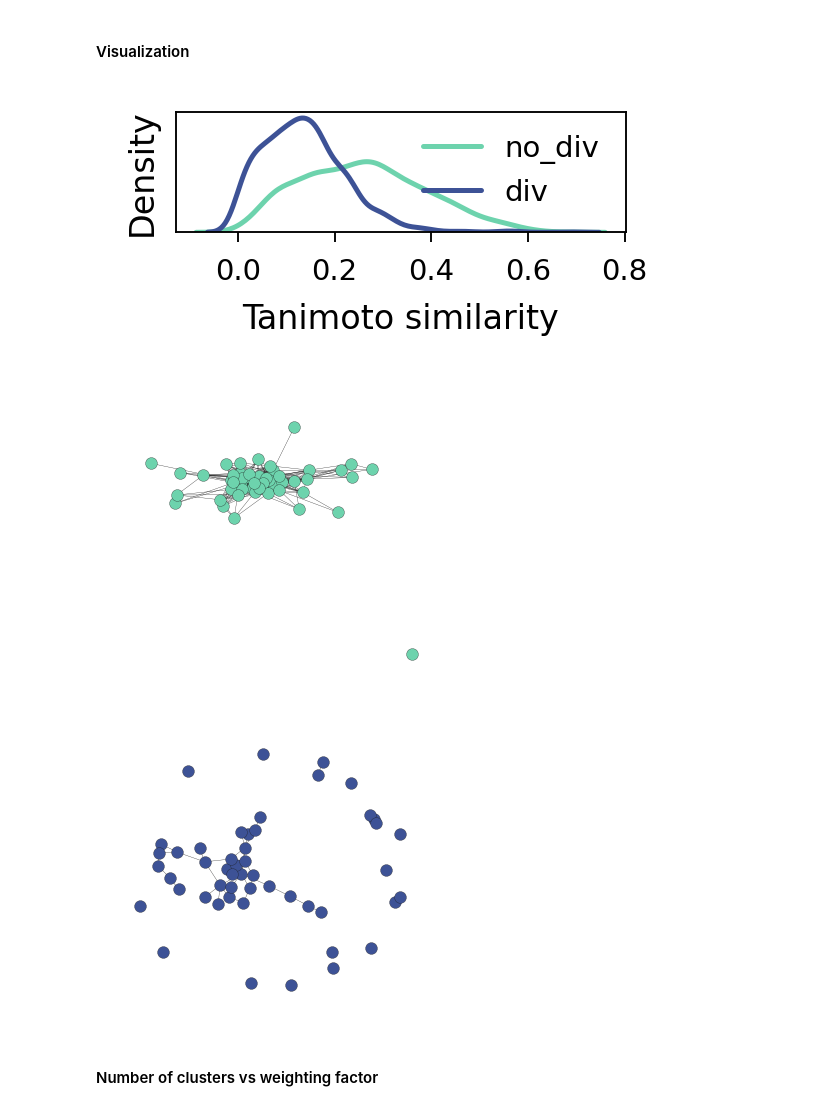
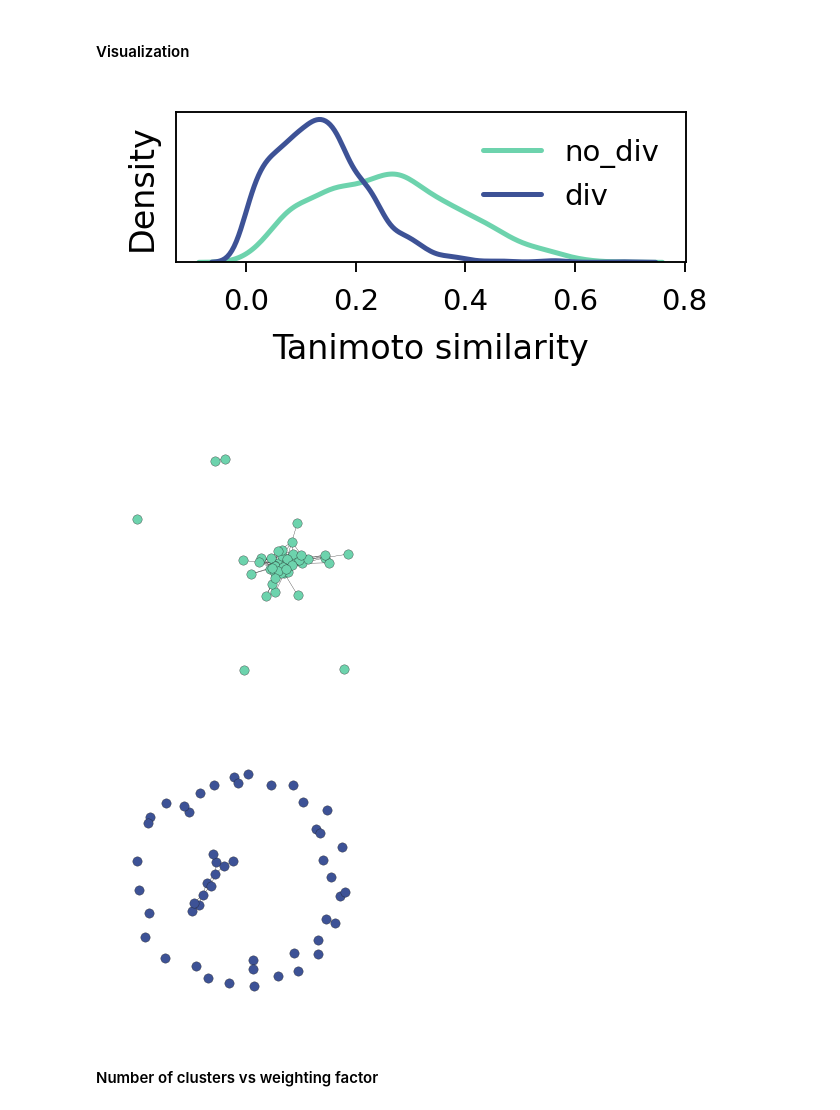
Before and after one commit to coleygroup/sparrow, a Jupyter notebook: examples/automoldesigner/figures/figures.ipynb, the cells around one changed output. Drawn from its saved outputs; the diff is of its cells as text; code cells hidden in the pictures.

```diff
--- a/examples/automoldesigner/figures/figures.ipynb
+++ b/examples/automoldesigner/figures/figures.ipynb
@@ -237,7 +237,7 @@ fighist, axhist = plt.subplots(1,1)
 for smis, name in zip([sel_smis_0, sel_smis_1], ['no_div', 'div']):
     # Create a graph
     G = nx.Graph()
-    tani_min = 0.3
+    tani_min = 0.35
 
     # Add nodes (sequences) to the graph
     for i, smi in enumerate(smis):
@@ -250,39 +250,39 @@ for smis, name in zip([sel_smis_0, sel_smis_1], ['no_div', 'div']):
         for j, smi_2 in enumerate(smis):
             if i >= j:
                 continue
             tani_sim = tanimoto_similarity(smi_to_fp[smi_1], smi_to_fp[smi_2])
             all_sims.append(tani_sim)
             if tani_sim > tani_min:
                 G.add_edge(i, j, weight=tani_sim)
                 widths.append(tani_sim)
 
     # Visualize the network
     pos = nx.spring_layout(G, seed=0) #, k=1)
     fig, ax = plt.subplots(1,1)
     nx.draw(G, pos, width=0.075,
             node_color=method_colors[name],
-            node_size=8,
+            node_size=5,
             ax=ax,
             edgecolors='k', linewidths=0.075)
-    plot_utils.set_size(w=1, h=0.85, ax=ax,)
+    plot_utils.set_size(w=0.8, h=0.8, ax=ax,)
     fig.savefig(fig_dir/f'clustervis_{name}{ftype}',bbox_inches='tight', dpi=200, transparent=True)
 
 # histogram of similarities
     # fig, ax = plt.subplots(1,1)
     # axhist.hist(all_sims, color=method_colors[name], range=[0,1], linewidth=0.5, edgecolor='black', alpha=0.5)
     sns.kdeplot(data=all_sims, ax=axhist, color=method_colors[name], label=name)
 
-plot_utils.set_size(w=1.5, h=0.4, ax=axhist)
+plot_utils.set_size(w=1.7, h=0.5, ax=axhist)
 axhist.legend()
 axhist.set_xlabel('Tanimoto similarity')
  # axhist.set_ylim([0, 4.3])
 axhist.tick_params(left=False)
 axhist.set_yticks([])
 fighist.savefig(fig_dir/f'tanihist_{name}{ftype}',bbox_inches='tight', dpi=200, transparent=True)
 # %% [output]
-[figure, old version]
+[figure, new version]
-[figure, old version]
+[figure, new version]
-[figure, old version]
+[figure, new version]
 # %% [markdown]
 #### Number of clusters vs weighting factor
 # %%
```
Also changed, not shown: parts of 5 cells of this notebook.
